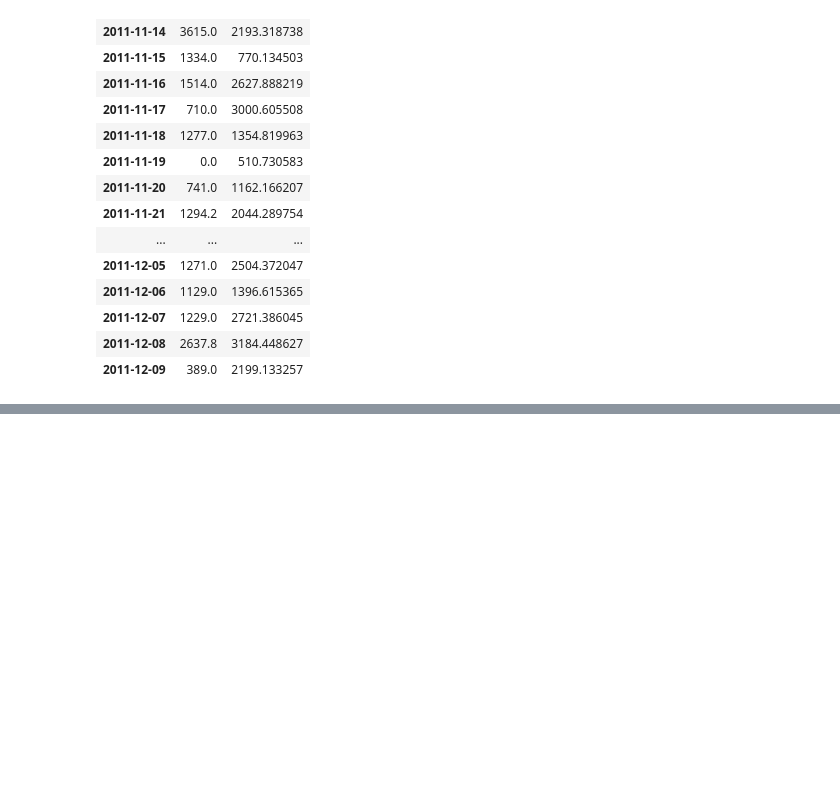
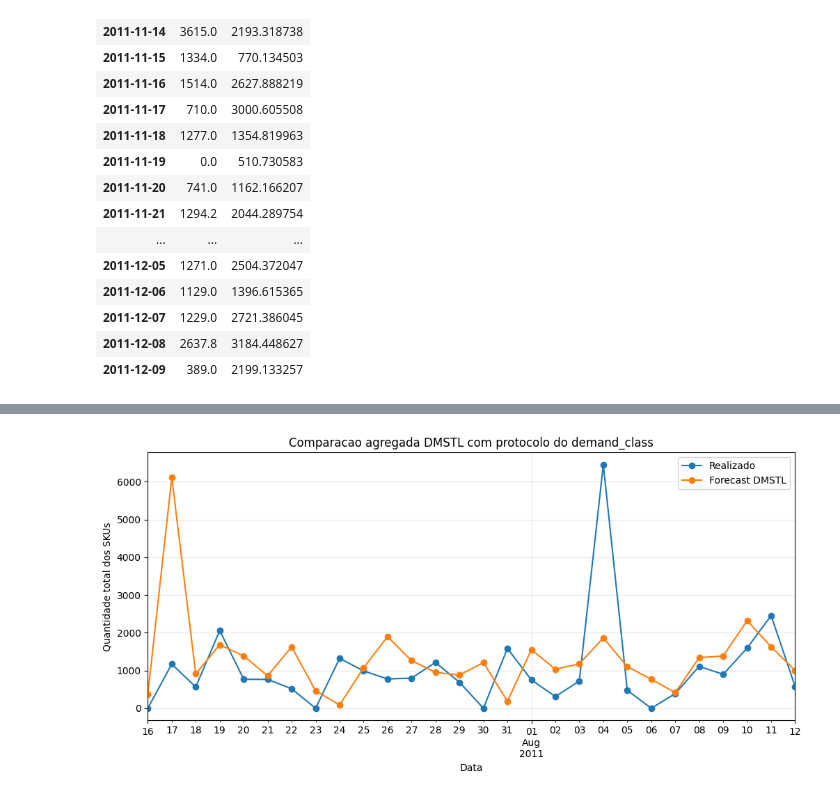
Before and after one commit to heylucasleao/forecasting, a Jupyter notebook: 4.dmstl.ipynb, the cells around one changed output, grey strips where cells are left out. Saved outputs shown, nothing was run; the diff lists cells and outputs as text; code cells hidden in the pictures; blank space fills up the shorter version.

```diff
--- a/4.dmstl.ipynb
+++ b/4.dmstl.ipynb
@@ -704,3 +704,82 @@ Comparativo agregado robusto (limite por SKU calculado no treino):
 | 2011-12-07 | 1229.0 | 2721.386045 |
 | 2011-12-08 | 2637.8 | 3184.448627 |
 | 2011-12-09 | 389.0 | 2199.133257 |
+# %%
+# Benchmark DMSTL com o mesmo protocolo do demand_class.
+benchmark_skus = (
+    retail.groupby("StockCode")["Quantity"]
+    .sum()
+    .nlargest(12)
+    .index
+    .astype(str)
+    .tolist()
+)
+benchmark_retail = retail[retail["StockCode"].isin(benchmark_skus)].copy()
+benchmark_dates = pd.date_range(
+    benchmark_retail["ds"].min(), benchmark_retail["ds"].max(), freq="D"
+)
+benchmark_panel = pd.MultiIndex.from_product(
+    [benchmark_dates, benchmark_skus], names=["ds", "unique_id"]
+).to_frame(index=False)
+benchmark_values = (
+    benchmark_retail.groupby(["ds", "StockCode"])["Quantity"]
+    .sum()
+    .rename("y")
+    .reset_index()
+    .rename(columns={"StockCode": "unique_id"})
+)
+benchmark_panel = benchmark_panel.merge(
+    benchmark_values, on=["ds", "unique_id"], how="left"
+)
+benchmark_panel["y"] = benchmark_panel["y"].fillna(0.0)
+
+benchmark_cutoff = benchmark_panel["ds"].quantile(0.80)
+benchmark_train = benchmark_panel[benchmark_panel["ds"] <= benchmark_cutoff].copy()
+benchmark_test = benchmark_panel[benchmark_panel["ds"] > benchmark_cutoff].copy()
+benchmark_horizon = 28
+
+benchmark_dmstl = DMSTLWrapper(
+    mf_resid=MLForecast(
+        models=[RandomForestRegressor(n_estimators=120, random_state=42, n_jobs=-1)],
+        freq="D",
+        lags=[1, 7, 14, 28],
+    ),
+    season_length=[7, 30],
+    trend_model_callable=callable_trend,
+    seasonal_model_callable=callable_seasonal,
+)
+benchmark_dmstl.fit(benchmark_train, target_col="y")
+benchmark_forecast = benchmark_dmstl.predict(h=benchmark_horizon).rename(
+    columns={"RandomForestRegressor": "forecast"}
+)
+benchmark_comparison = benchmark_test.merge(
+    benchmark_forecast[["unique_id", "ds", "forecast"]],
+    on=["unique_id", "ds"],
+)
+benchmark_comparison["forecast"] = benchmark_comparison["forecast"].clip(lower=0)
+benchmark_aggregate = benchmark_comparison.groupby("ds")[["y", "forecast"]].sum()
+benchmark_metrics = pd.DataFrame(
+    {
+        "MAE": [mean_absolute_error(benchmark_aggregate["y"], benchmark_aggregate["forecast"])],
+        "RMSE": [mean_squared_error(benchmark_aggregate["y"], benchmark_aggregate["forecast"]) ** 0.5],
+        "actual_total": [benchmark_aggregate["y"].sum()],
+        "forecast_total": [benchmark_aggregate["forecast"].sum()],
+    },
+    index=["dmstl_same_protocol"],
+)
+benchmark_metrics["total_error_pct"] = 100 * (
+    benchmark_metrics["forecast_total"] / benchmark_metrics["actual_total"] - 1
+)
+
+print(f"Protocolo comum: {len(benchmark_skus)} SKUs | corte temporal: 80% | horizonte: {benchmark_horizon} dias")
+display(benchmark_metrics)
+ax = benchmark_aggregate.plot(figsize=(12, 5), marker="o")
+ax.set_title("Comparacao agregada DMSTL com protocolo do demand_class")
+ax.set_xlabel("Data")
+ax.set_ylabel("Quantidade total dos SKUs")
+ax.legend(["Realizado", "Forecast DMSTL"])
+ax.grid(alpha=0.3)
+plt.show()
+
+benchmark_aggregate
+# %% [output]
@@ -706,0 +789 @@ Comparativo agregado robusto (limite por SKU calculado no treino):
+[figure, added]
```
Also changed, not shown: parts of 1 cell of this notebook, 1 other file.
